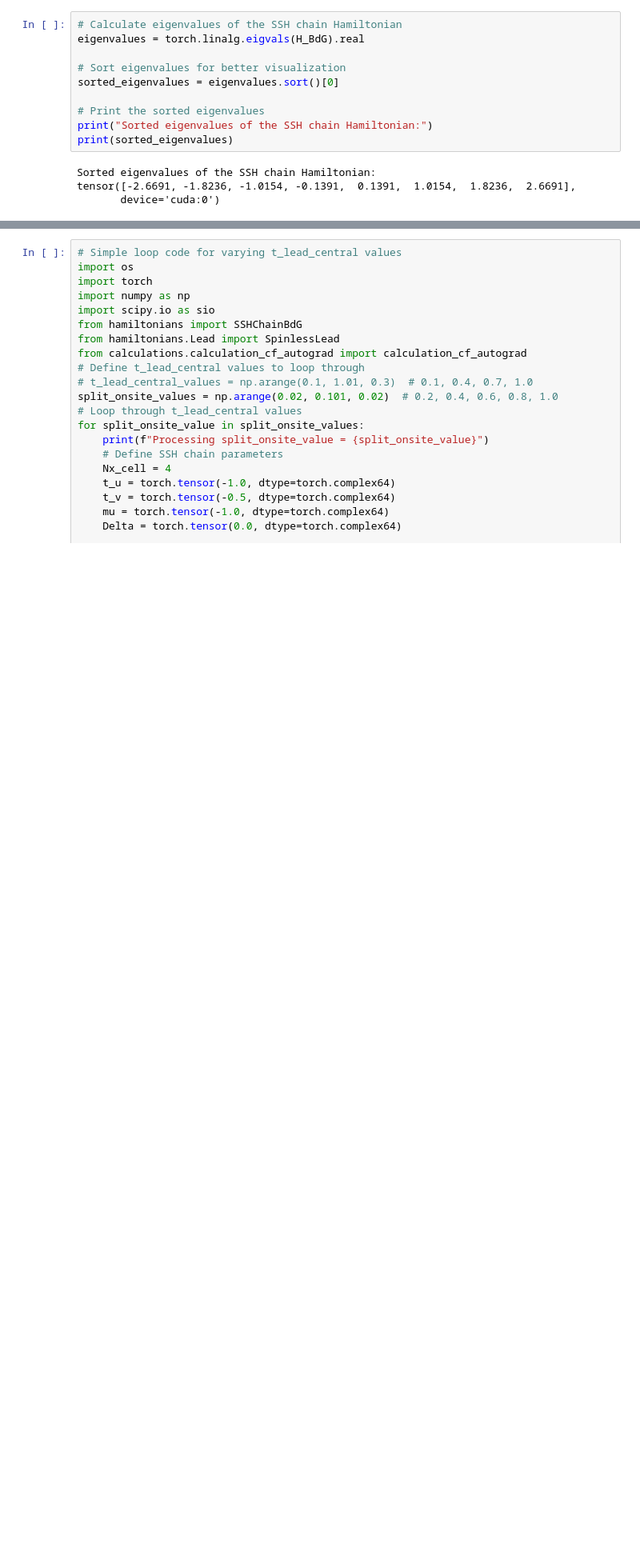
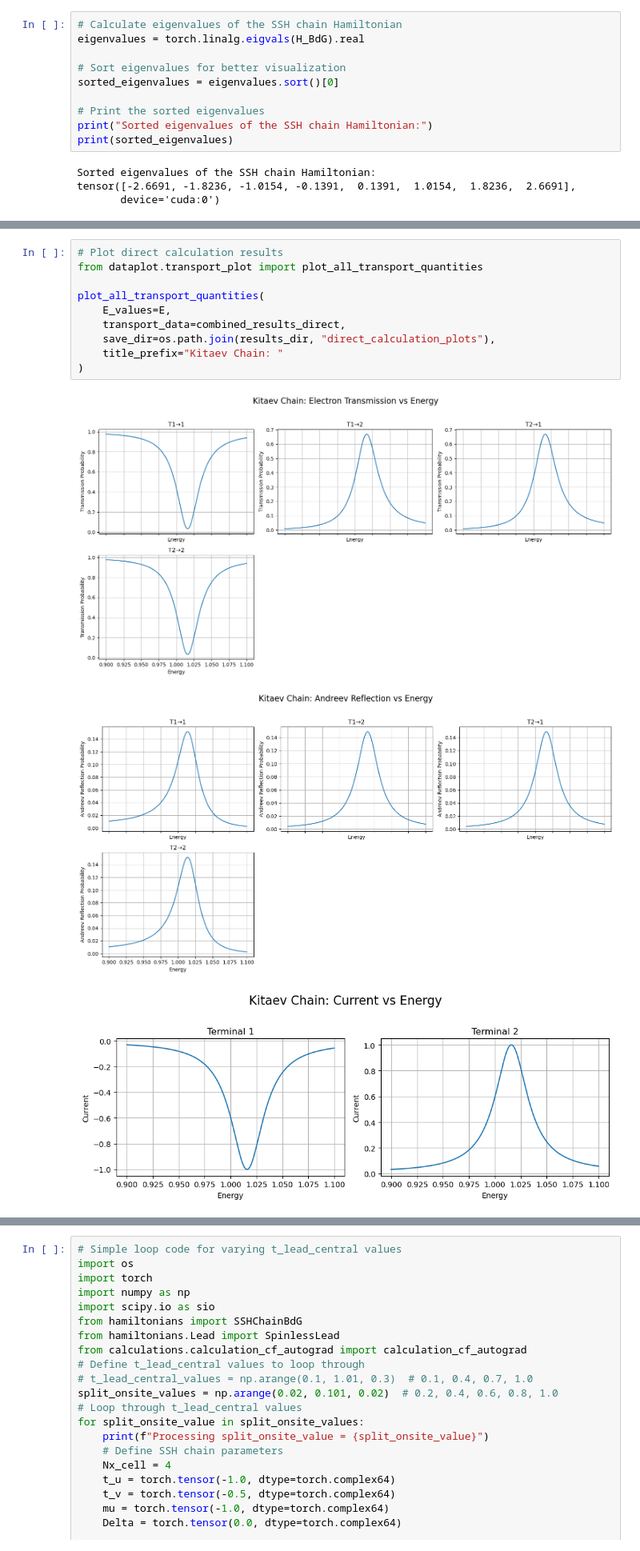
Before and after one commit to hepzanechen/counting-field-on-lattice, a Jupyter notebook: test_kitaev.ipynb, the cells around one changed output, grey strips where cells are left out. Shown at 80% size. Saved outputs shown, nothing was run; the diff lists cells and outputs as text; blank space fills up the shorter version.

```diff
--- a/test_kitaev.ipynb
+++ b/test_kitaev.ipynb
@@ -161,0 +206,14 @@ os.makedirs(ssh_data_dir, exist_ok=True)
+# %%
+# Plot direct calculation results
+from dataplot.transport_plot import plot_all_transport_quantities
+
+plot_all_transport_quantities(
+    E_values=E,
+    transport_data=combined_results_direct,
+    save_dir=os.path.join(results_dir, "direct_calculation_plots"),
+    title_prefix="Kitaev Chain: "
+)
+# %% [output]
+[figure, added]
+[figure, added]
+[figure, added]
```
Also changed, not shown: parts of 7 cells of this notebook, 2 other files.
